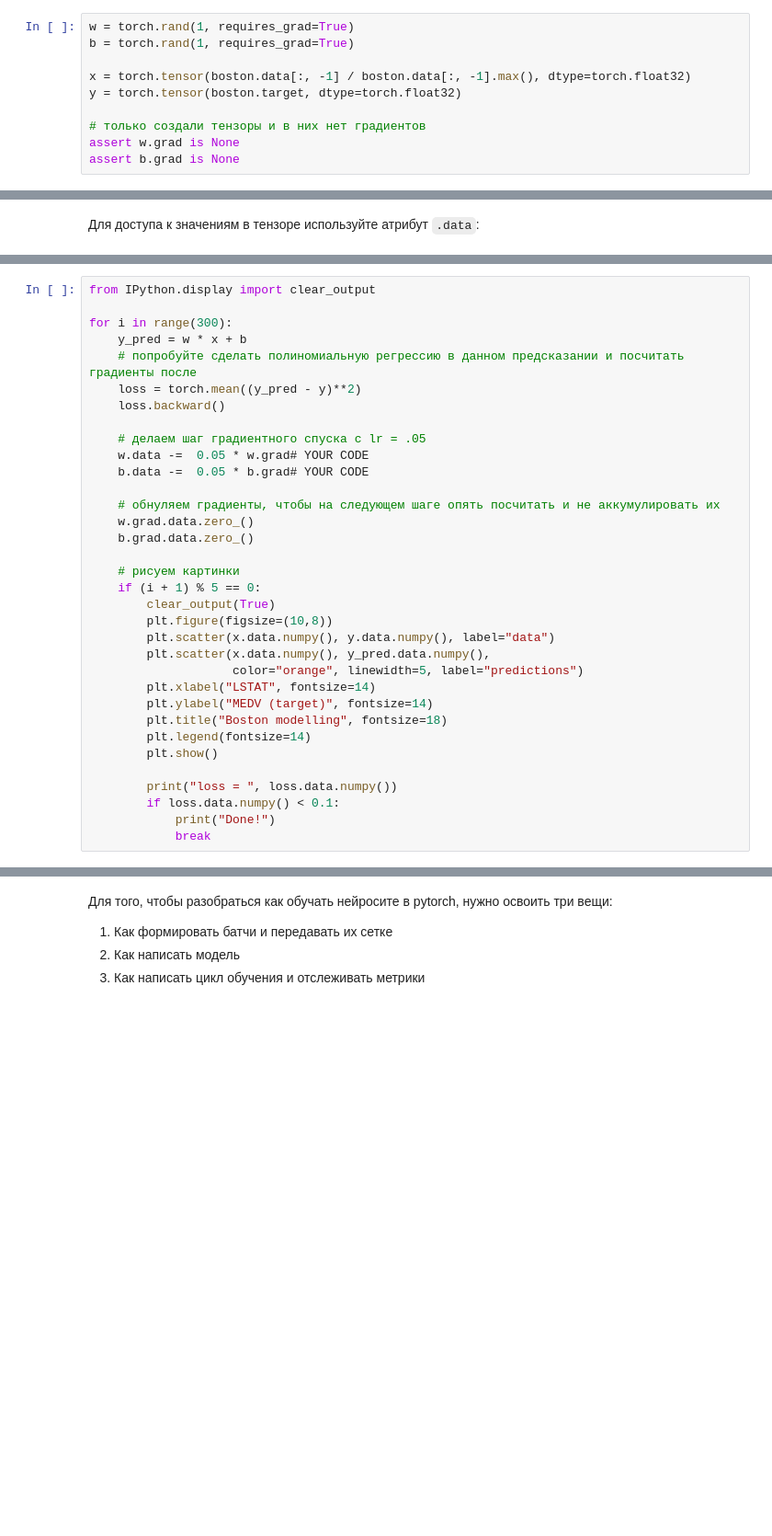
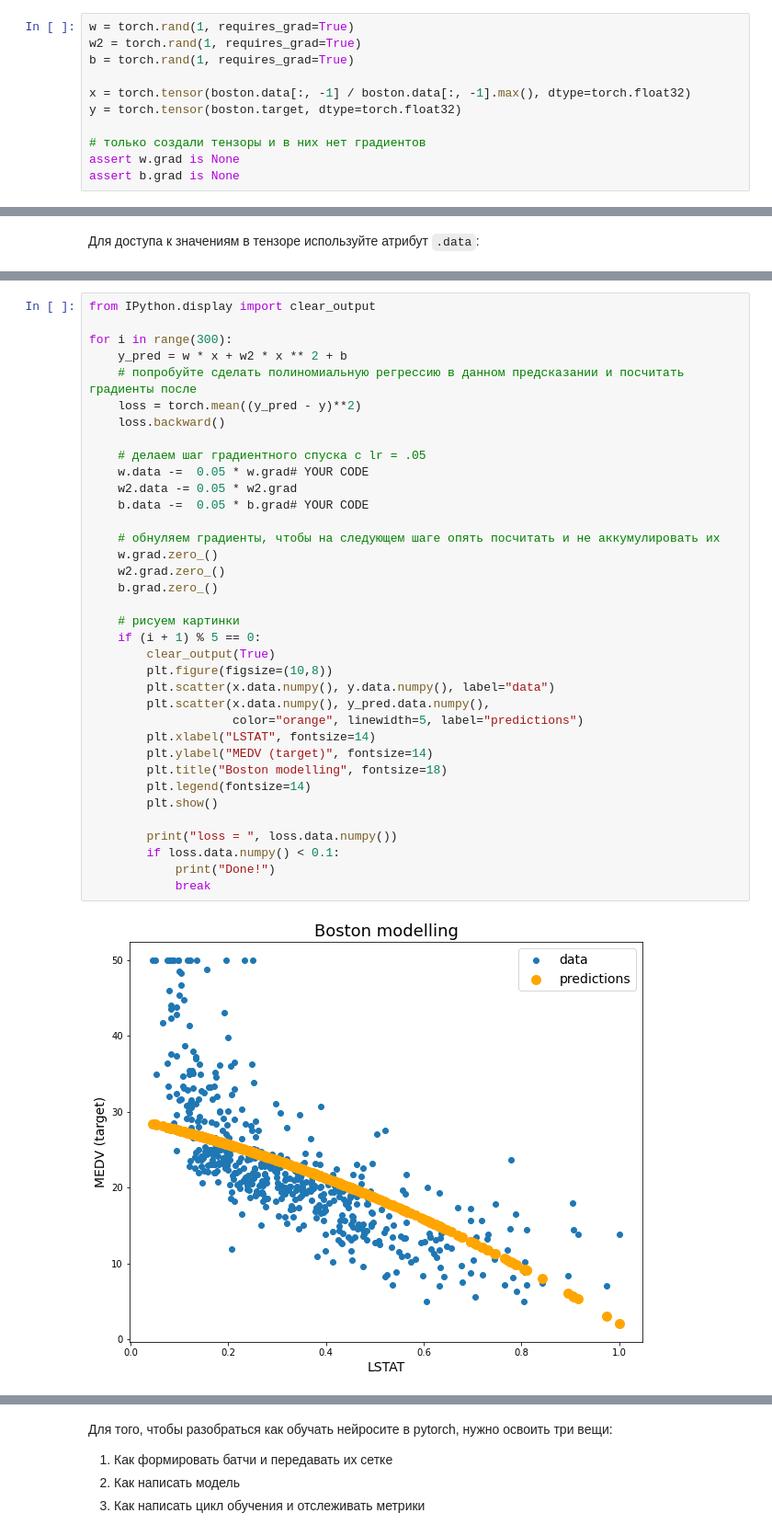
Before and after one commit to AsyaKarpova/ml_nes_2021, a Jupyter notebook: sem11/sem11_pytorch.ipynb, the cells around one changed output, grey strips where cells are left out. Shown at 92% size. Saved outputs shown, nothing was run; the diff lists cells and outputs as text; blank space fills up the shorter version.

```diff
--- a/sem11/sem11_pytorch.ipynb
+++ b/sem11/sem11_pytorch.ipynb
@@ -128,6 +326,7 @@ w = torch.rand(1, requires_grad=True)
 b = torch.rand(1, requires_grad=True)
 # %%
 w = torch.rand(1, requires_grad=True)
+w2 = torch.rand(1, requires_grad=True)
 b = torch.rand(1, requires_grad=True)
 
 x = torch.tensor(boston.data[:, -1] / boston.data[:, -1].max(), dtype=torch.float32)
@@ -155,33 +369,37 @@ w.data
 from IPython.display import clear_output
 
 for i in range(300):
-    y_pred = w * x + b
+    y_pred = w * x + w2 * x ** 2 + b
     # попробуйте сделать полиномиальную регрессию в данном предсказании и посчитать градиенты после
     loss = torch.mean((y_pred - y)**2)
     loss.backward()
 
     # делаем шаг градиентного спуска с lr = .05
     w.data -=  0.05 * w.grad# YOUR CODE
+    w2.data -= 0.05 * w2.grad
     b.data -=  0.05 * b.grad# YOUR CODE
 
     # обнуляем градиенты, чтобы на следующем шаге опять посчитать и не аккумулировать их
-    w.grad.data.zero_()
-    b.grad.data.zero_()
+    w.grad.zero_()
+    w2.grad.zero_()
+    b.grad.zero_()
 
     # рисуем картинки
     if (i + 1) % 5 == 0:
         clear_output(True)
         plt.figure(figsize=(10,8))
         plt.scatter(x.data.numpy(), y.data.numpy(), label="data")
         plt.scatter(x.data.numpy(), y_pred.data.numpy(),
                     color="orange", linewidth=5, label="predictions")
         plt.xlabel("LSTAT", fontsize=14)
         plt.ylabel("MEDV (target)", fontsize=14)
         plt.title("Boston modelling", fontsize=18)
         plt.legend(fontsize=14)
         plt.show()
 
         print("loss = ", loss.data.numpy())
         if loss.data.numpy() < 0.1:
             print("Done!")
             break
+# %% [output]
+[figure, added]
```
Also changed, not shown: parts of 72 cells of this notebook.
